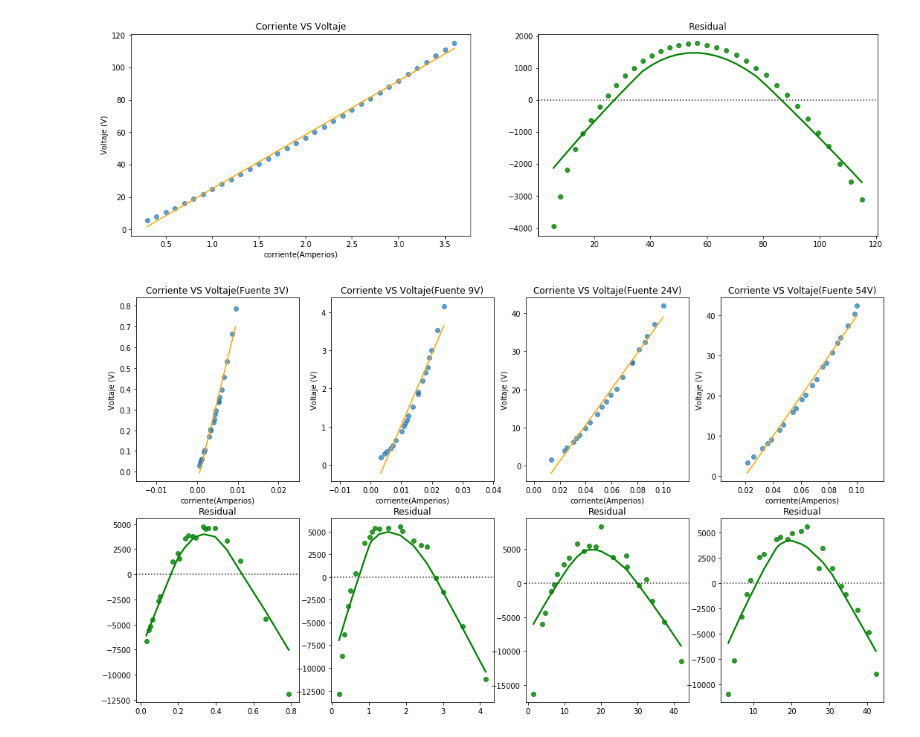
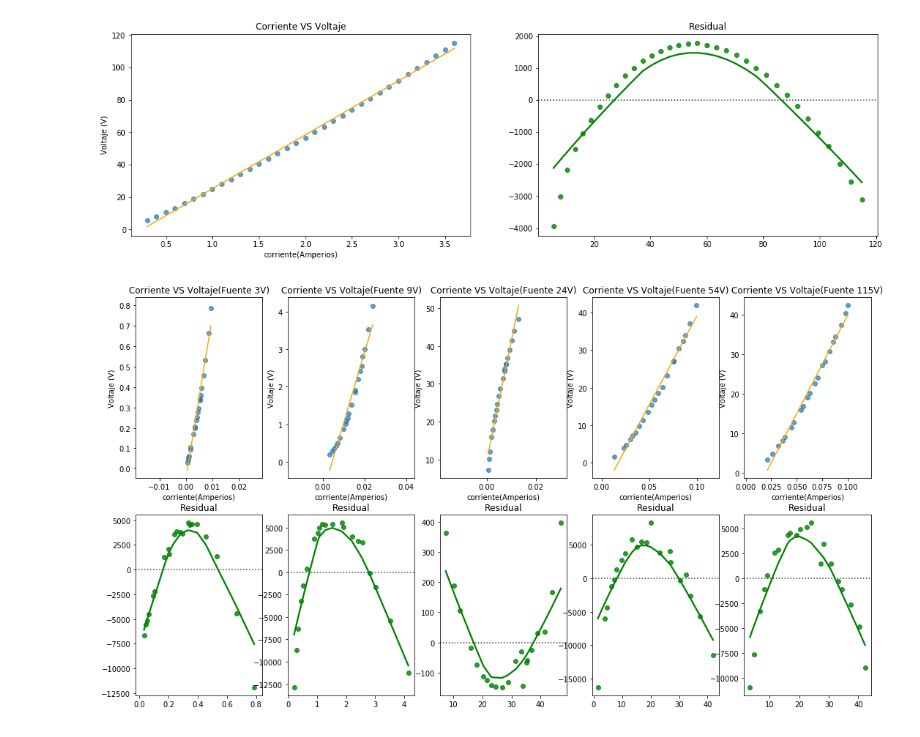
Before and after one commit to JsNcAr/University, a Jupyter notebook: Moderna/Labo1moderna.ipynb, the cells around one changed output. Drawn from its saved outputs; the diff is of its cells as text; code cells hidden in the pictures.

```diff
--- a/Moderna/Labo1moderna.ipynb
+++ b/Moderna/Labo1moderna.ipynb
@@ -87,11 +94,11 @@ def graf(c,d, n1, n2, u, voltios):
         axs[n1].set_xlabel("corriente(Amperios)")
         axs[n1].set_ylabel("Voltaje (V)")
         axs[n1].set_title('Corriente VS Voltaje'+ voltios)
+    elif u == 3:
+        axs[n1].scatter(i1,v1, alpha = 0.7)
+        axs[n1].plot([min(i1), max(i1)] , [m*min(i1) + b, m*max(i1) + b], c = "orange" )
+        axs[n1].set_xlabel("corriente(Amperios)")
+        axs[n1].set_ylabel("Voltaje (V)")
+        axs[n1].set_title('Corriente VS Voltaje'+ voltios)
     else:
         return B
-
-
-def res(teo, var ,B, ax):
-    ex = B[0] + B[1]*var
-    sns.residplot(teo, ex, lowess=True, color="g", ax = ax )
-    ax.set_title('Residual')
@@ -102,15 +145,17 @@ res(r,t, graf(t,r,0,0, -1, ''), axs[1] )
 # %% [output]
 [figure]
 # %%
-fig, axs = plt.subplots(2,4, figsize =  (18,10))
+fig, axs = plt.subplots(2,5, figsize =  (18,10))
 graf(I1,V1, 0, 0, True, '(Fuente 3V)')
 graf(I2,V2, 0, 1, True, '(Fuente 9V)')
 graf(I3,V3,0,2, True, '(Fuente 24V)')
 graf(I4,V4,0,3, True, '(Fuente 54V)')
+graf(I5,V5,0,4, True, '(Fuente 115V)')
 
 res(V1,I1, graf(V1,I1,0,0, -1, ''), axs[1,0] )
 res(V2,I2, graf(V2,I2,0,1, -1, ''), axs[1,1] )
 res(V3,I3, graf(V3,I3,0,2, -1, ''), axs[1,2] )
 res(V4,I4, graf(V4,I4,0,3, -1, ''), axs[1,3] )
+res(V5,I5, graf(V5,I5,0,4, -1, ''), axs[1,4] )
 # %% [output]
-[figure, old version]
+[figure, new version]
```
Also changed, not shown: parts of 8 cells of this notebook, 18 other files.
